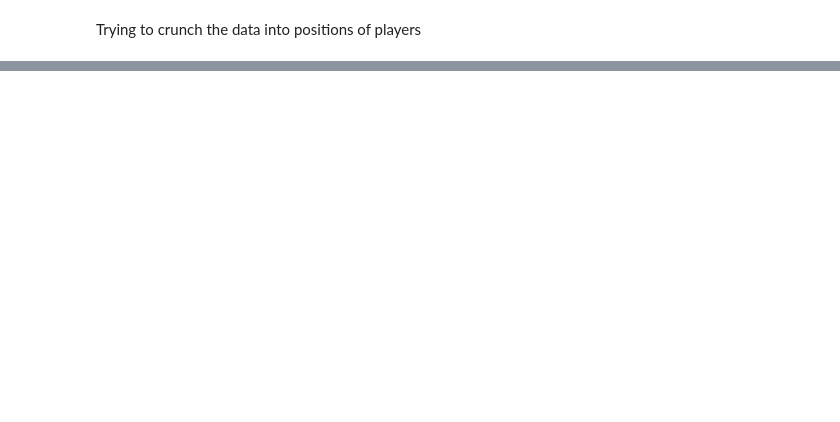
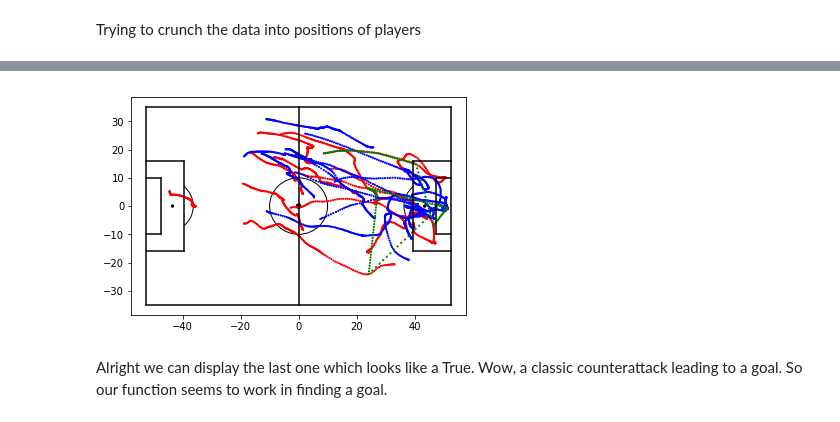
Before and after one commit to raghav96/datascience, a Jupyter notebook: Football Analysis.ipynb, the cells around one changed output, grey strips where cells are left out. Saved outputs shown, nothing was run; the diff lists cells and outputs as text; code cells hidden in the pictures; blank space fills up the shorter version.

```diff
--- a/Football Analysis.ipynb
+++ b/Football Analysis.ipynb
@@ -198,0 +293,16 @@ createPitch(list_ball, def_list, att_list)
+# %%
+player_ppa = []
+player_ppd = []
+for i in range(0,11):
+    player_df = pd.DataFrame(player_game_plot[i], columns = ['player', 'seq_num','def_ball','att_ball'])
+    #player_df = player_df.drop(['seq_num','player'],axis=1)
+    player_ppa.append((player_df[player_df['att_ball'] < 2].seq_num.count()/len(player_game_plot[i]))*100)
+    player_ppd.append((player_df[player_df['def_ball'] < 2].seq_num.count()/len(player_game_plot[i]))*100)
+
+# The attack team are red squares
+plt.scatter(player_ppa, y=[i for i in range(11)], color='red', marker='s')
+# The defense team are blue circles
+plt.scatter(player_ppd, y=[i for i in range(11)], color='blue', marker='o', alpha=0.5)
+plt.xlabel('Percentage of Close Proximity to the ball in sequence')
+plt.ylabel('Type of Player')
+plt.show()
@@ -198,0 +315,9 @@ createPitch(list_ball, def_list, att_list)
+# %%
+def isGoal(sequence):
+    seq = sequence[-1]
+    #print(seq)
+    if (((-39.5 < seq[0] < -52.5) or (39.5 < seq[0] < 52.5)) and ((-4 < seq[1] < 4))):
+        return True
+    else:
+        return False
+isGoal(list_ball)
@@ -198,0 +326,4 @@ createPitch(list_ball, def_list, att_list)
+# %%
+for i in range(len(sequenced_data)):
+    list_def, list_att, list_ball = parse_data(sequenced_data,i)
+    print(isGoal(list_ball))
@@ -198,0 +348,6 @@ createPitch(list_ball, def_list, att_list)
+# %%
+createPitch(list_ball, list_def, list_att)
+# %% [output]
+[figure, added]
+# %% [markdown]
+Alright we can display the last one which looks like a True. Wow, a classic counterattack leading to a goal. So our function seems to work in finding a goal.
```
Also changed, not shown: parts of 26 cells of this notebook.
